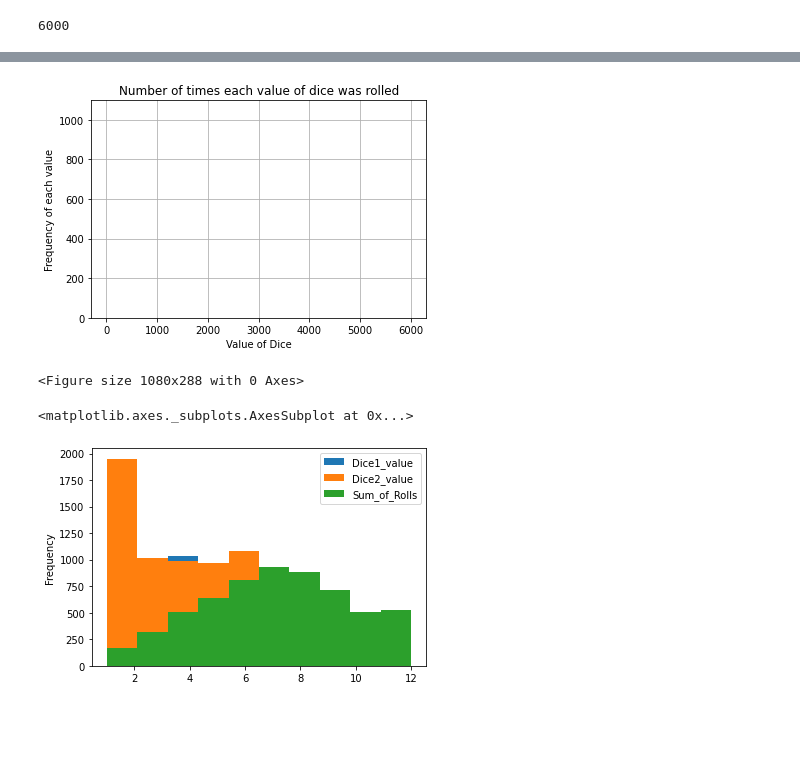
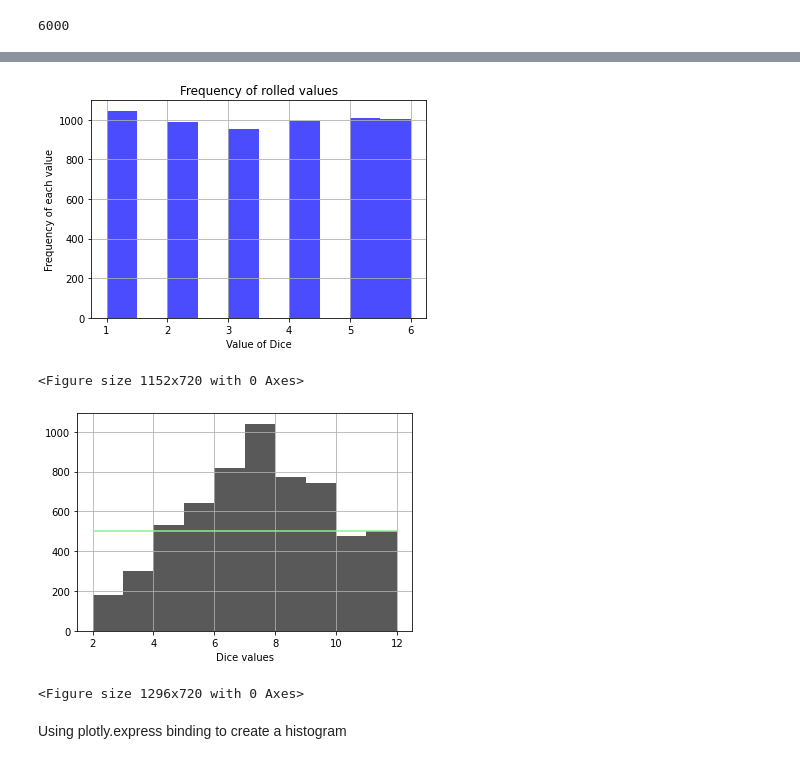
Before and after one commit to a-dhingra/ECommerceWebScraper, a Jupyter notebook: Visualization.ipynb, the cells around one changed output, grey strips where cells are left out. Cells and saved outputs as stored; diff of their text form; code cells hidden in the pictures; blank space fills up the shorter version.

```diff
--- a/Visualization.ipynb
+++ b/Visualization.ipynb
@@ -57,22 +58,34 @@ Roll_count
 import seaborn as sn
 import matplotlib.pyplot as plt
 # %%
-plt.hist(df.Dice1_value, df.index, alpha=0.7, color='blue')
-plt.title('Number of times each value of dice was rolled')
+plt.hist(df.Dice1_value, alpha=0.7, color='blue')
+plt.title('Frequency of rolled values')
 plt.grid(True)
 plt.xlabel('Value of Dice')
 plt.ylabel('Frequency of each value')
-plt.figure(figsize=(15,4))
+plt.copper()
+plt.autoscale()
+plt.xticks(np.arange(1,7,step=1))
+plt.figure(figsize=(16,10))
 plt.show()
 # %% [output]
-[figure, old version]
+[figure, new version]
-<Figure size 1080x288 with 0 Axes>
+<Figure size 1152x720 with 0 Axes>
 # %%
 df['Dice2_value'] = np.random.randint(1, 7, 6000)
 df['Sum_of_Rolls'] = df['Dice1_value'] + df['Dice2_value']
 df.head()
-df.plot.hist(df.Sum_of_Rolls)
+plt.hist(df.Sum_of_Rolls, alpha=0.65, color='black')
+plt.grid(True)
+plt.xticks()
+# plt.yscale('Log')
+plt.hlines(500, 2, 12,colors='lightgreen', linestyles='solid')
+plt.xlabel('Dice values')
+plt.figure(figsize=[18,10],facecolor='lightblue',edgecolor='b', frameon=False)
+plt.show()
 # ax = df.plot.hist(bins=12, alpha=0.4)
 # %% [output]
+[figure, new version]
-<matplotlib.axes._subplots.AxesSubplot at 0x...>
+<Figure size 1296x720 with 0 Axes>
-[figure, old version]
+# %% [markdown]
+Using plotly.express binding to create a histogram
```
Also changed, not shown: parts of 5 cells of this notebook.
